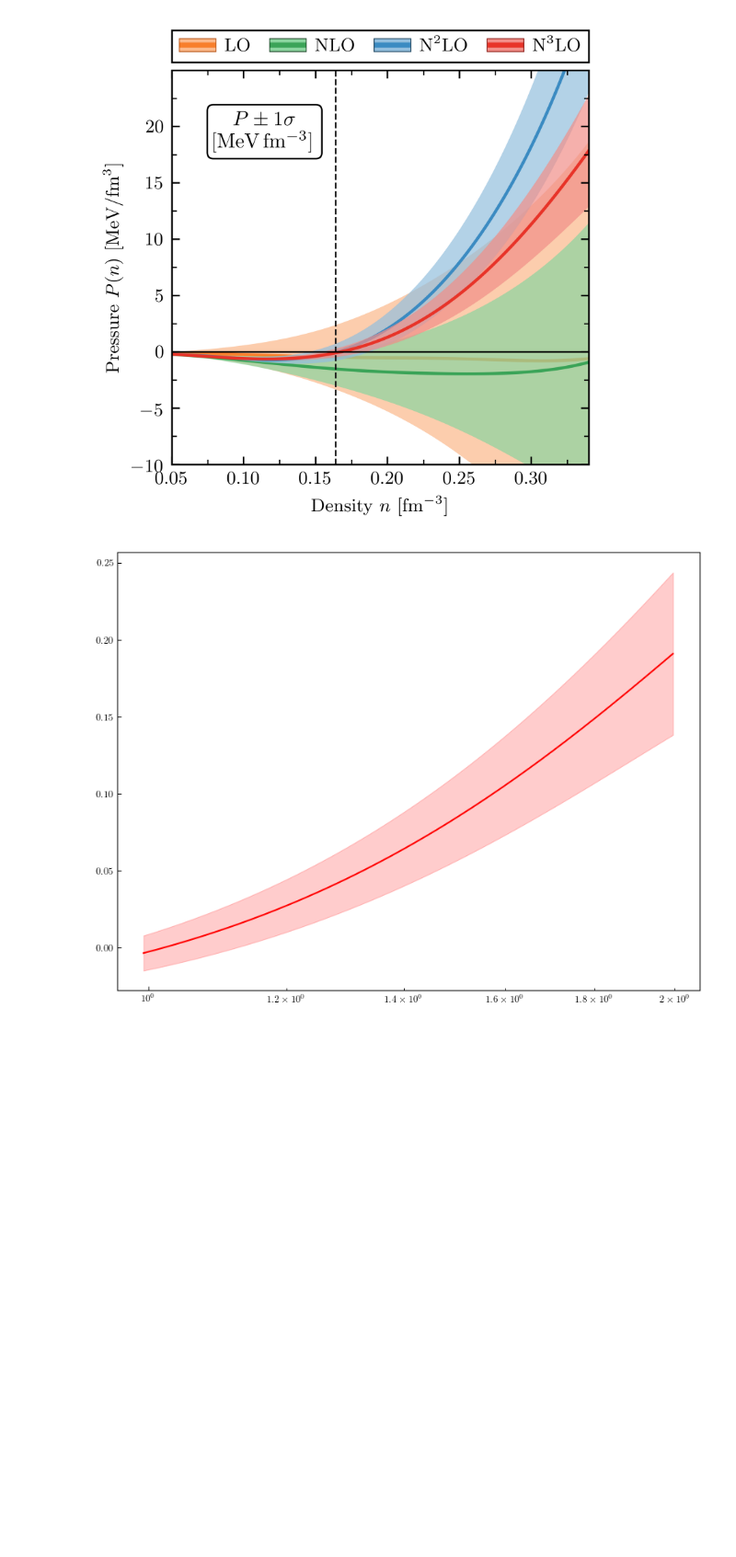
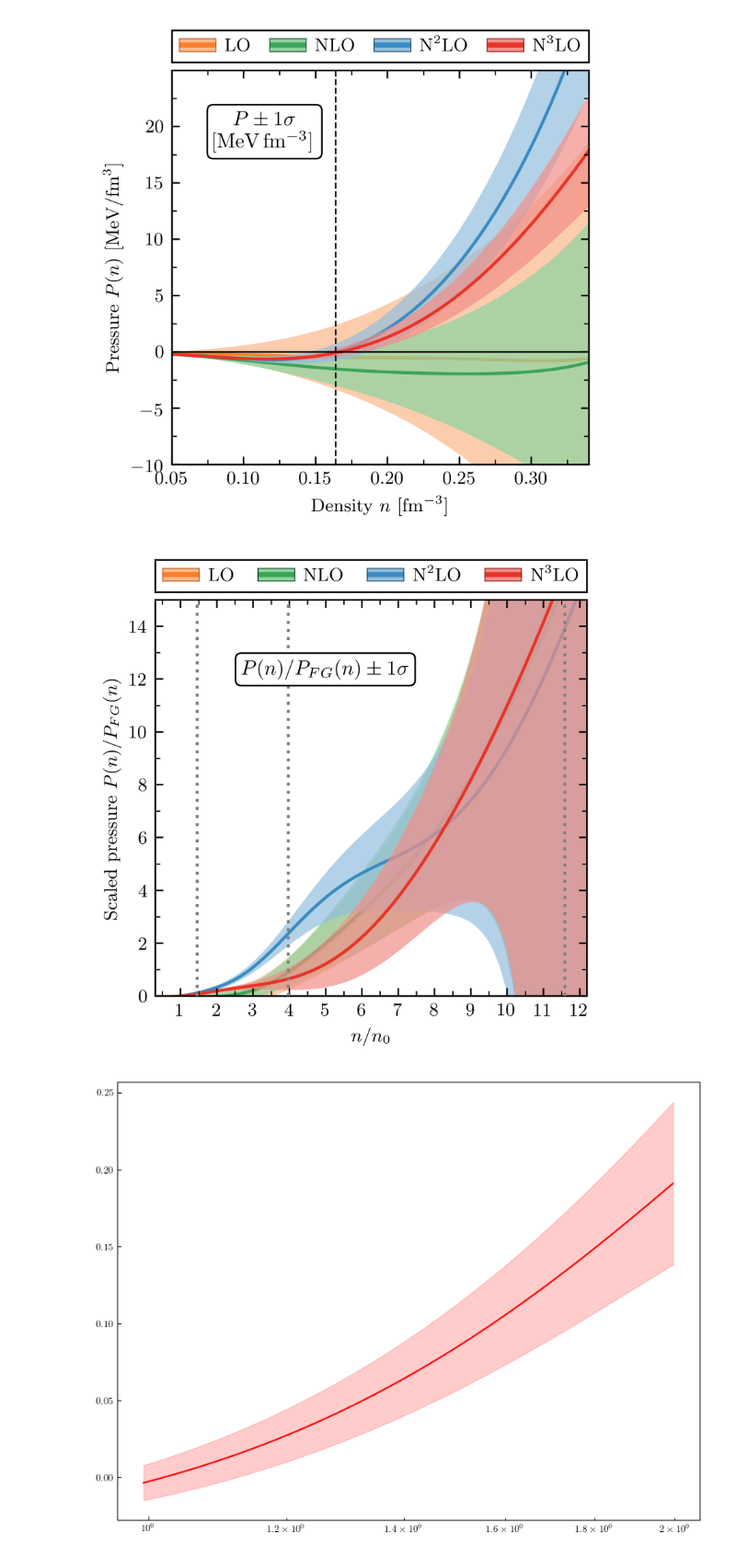
Before and after one commit to asemposki/neutron-rich-bmm, a Jupyter notebook: notebooks/EOS_ChEFT.ipynb, the cells around one changed output. Shown at 92% size. Drawn from its saved outputs; the diff is of its cells as text; code cells hidden in the pictures; blank space fills up the shorter version.

```diff
--- a/notebooks/EOS_ChEFT.ipynb
+++ b/notebooks/EOS_ChEFT.ipynb
@@ -663,53 +667,60 @@ plt.show()
 [figure]
 # %%
 # Fig. 6 of this paper, with extended results (uncomment all below to generate)
-# fig, ax = plt.subplots(1, 1, sharey=True, sharex=True, figsize=(3.4, 3.4), dpi=600)
-# from nuclear_matter import lighten_color
-# color_list = ['Oranges', 'Greens', 'Blues', 'Reds', 'Purples', 'Greys']
-# cmaps = [plt.get_cmap(name) for name in color_list[:len(chiral.orders)]]
-# colors = [cmap(0.65 - 0.1 * (i == 0)) for i, cmap in enumerate(cmaps)]
-# light_colors = [lighten_color(color, 0.55) for color in colors]
-# dark_colors = [lighten_color(color, 1.5) for color in colors]
-# for i, n in enumerate(chiral.orders):
-#     plot_obs_vs_density(
-#         density_all/n0,
-#         pressures_s[:,i]/pressure_free[:,i],
-#         pressure_s_stds[:,i]/pressure_free[:,i],
-#         ax=ax,
-#         color_68=light_colors[i],
-#    #     color_95=light_colors[i],
-#         c=colors[i],
-#         add_nsat=i==len(chiral.orders)-1,
-#         nsat_n0 = True,
-#         zorder=i/10,
-#     )
-# ax.xaxis.set_major_locator(MultipleLocator(0.05))
-# ax.yaxis.set_minor_locator(AutoMinorLocator(2))
-# ax.tick_params(right=True, top=True, which='both') # stop for loop after line
-# ax.axhline(0, 0, 1, c='k', lw=0.8);
-# ax.axvline(0.34/n0, c='grey', lw=0.8, linestyle='dashdot');
-# ax.set_xticks([0.0, 1.0, 2.0, 3.0, 4.0, 5.0, 6.0, 7.0, 8.0, 9.0, 10.0, 11.0, 12.0]);
-# ax.set_xlim(0.05/n0, 2.0/n0)
+fig, ax = plt.subplots(1, 1, sharey=True, sharex=True, figsize=(3.4, 3.4), dpi=600)
+from nuclear_matter import lighten_color
+color_list = ['Oranges', 'Greens', 'Blues', 'Reds', 'Purples', 'Greys']
+cmaps = [plt.get_cmap(name) for name in color_list[:len(chiral.orders)]]
+colors = [cmap(0.65 - 0.1 * (i == 0)) for i, cmap in enumerate(cmaps)]
+light_colors = [lighten_color(color, 0.55) for color in colors]
+dark_colors = [lighten_color(color, 1.5) for color in colors]
+for i, n in enumerate(chiral.orders):
+    plot_obs_vs_density(
+        density_all/n0,
+        pressures_s[:,i]/pressure_free[:,i],
+        pressure_s_stds[:,i]/pressure_free[:,i],
+        ax=ax,
+        color_68=light_colors[i],
+   #     color_95=light_colors[i],
+        c=colors[i],
+        add_nsat=i==len(chiral.orders)-1,
+        nsat_n0 = False,
+        zorder=i/10,
+    )
+ax.xaxis.set_major_locator(MultipleLocator(0.05))
+ax.yaxis.set_minor_locator(AutoMinorLocator(2))
+ax.tick_params(right=True, top=True, which='both') # stop for loop after line
+ax.axhline(0, 0, 1, c='k', lw=0.8);
+#ax.axvline(0.34/n0, c='grey', lw=0.8, linestyle='dashdot');
+ax.set_xticks([0.0, 1.0, 2.0, 3.0, 4.0, 5.0, 6.0, 7.0, 8.0, 9.0, 10.0, 11.0, 12.0]);
+ax.set_xlim(0.05/n0, 2.0/n0)
 
-# add a secondary x axis with Q on it
+# add Q value lines
+ax.axvline(x=0.239/0.164, linestyle='dotted', alpha=1., color='grey', zorder=10)
+ax.axvline(x=0.65/0.164, linestyle='dotted', alpha=1., color='grey', zorder=10)
+ax.axvline(x=1.90/0.164, linestyle='dotted', alpha=1., color='grey', zorder=10)
+
+#add a secondary x axis with Q on it
 # ax2 = ax.twiny()
 # ax2.set_xlabel('Q')
 # ax2.xaxis.set_major_formatter(plt.FuncFormatter(q_calc))
 
 #ax.set_xscale('log')
-# ax.set_ylabel(r'Scaled pressure $P(n)/P_{FG}(n)$');
-# ax.set_xlabel(r'$n/n_{0}$')
-# #ax.set_ylim(-10, 25-1e-5);  # old one
-# ax.set_ylim(0.0, 15.0)
-# label = r"""$P(n)/P_{FG}(n) \pm 1\sigma$"""
-# ax.text(
-#     0.2, 0.85, label, transform=ax.transAxes, ha='left', va='top',
-#     multialignment='center', zorder=10, fontsize=10,
-#     bbox=dict(facecolor='w', boxstyle='round')
-# )
-# add_top_order_legend(fig, ax, ax, order_labels, colors, light_colors, dark_colors);
-# #fig.savefig('pressure_scaled_trunc.PNG')
-# plt.show()
+ax.set_ylabel(r'Scaled pressure $P(n)/P_{FG}(n)$');
+ax.set_xlabel(r'$n/n_{0}$')
+#ax.set_ylim(-10, 25-1e-5);  # old one
+ax.set_ylim(0.0, 15.0)
+label = r"""$P(n)/P_{FG}(n) \pm 1\sigma$"""
+ax.text(
+    0.2, 0.85, label, transform=ax.transAxes, ha='left', va='top',
+    multialignment='center', zorder=10, fontsize=10,
+    bbox=dict(facecolor='w', boxstyle='round')
+)
+add_top_order_legend(fig, ax, ax, order_labels, colors, light_colors, dark_colors);
+#fig.savefig('pressure_scaled_trunc.PNG')
+plt.show()
+# %% [output]
+[figure, added]
 # %%
 # call pressure from chiral.py to save to a file for later use
 pressure_s, pressure_s_stds, pressure_s_cov = chiral.pressure(orders='all')
```
Also changed, not shown: parts of 8 cells of this notebook, 6 other files.
